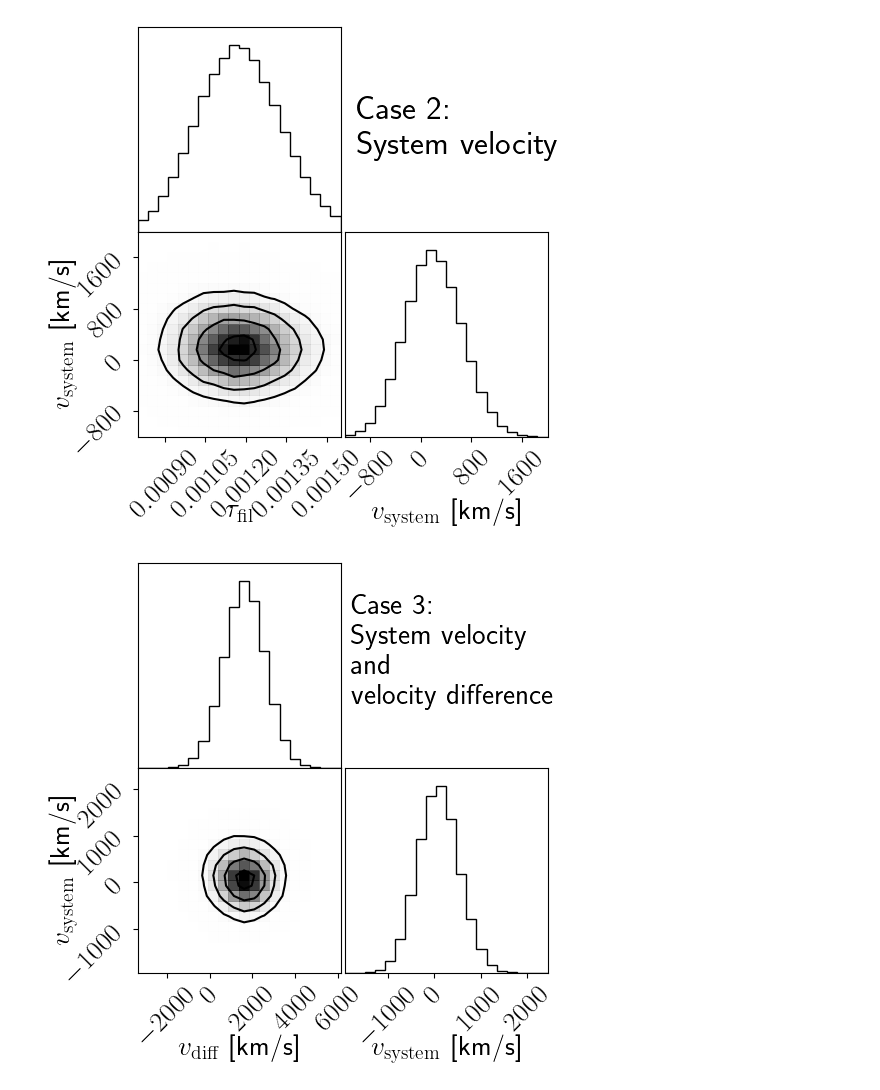
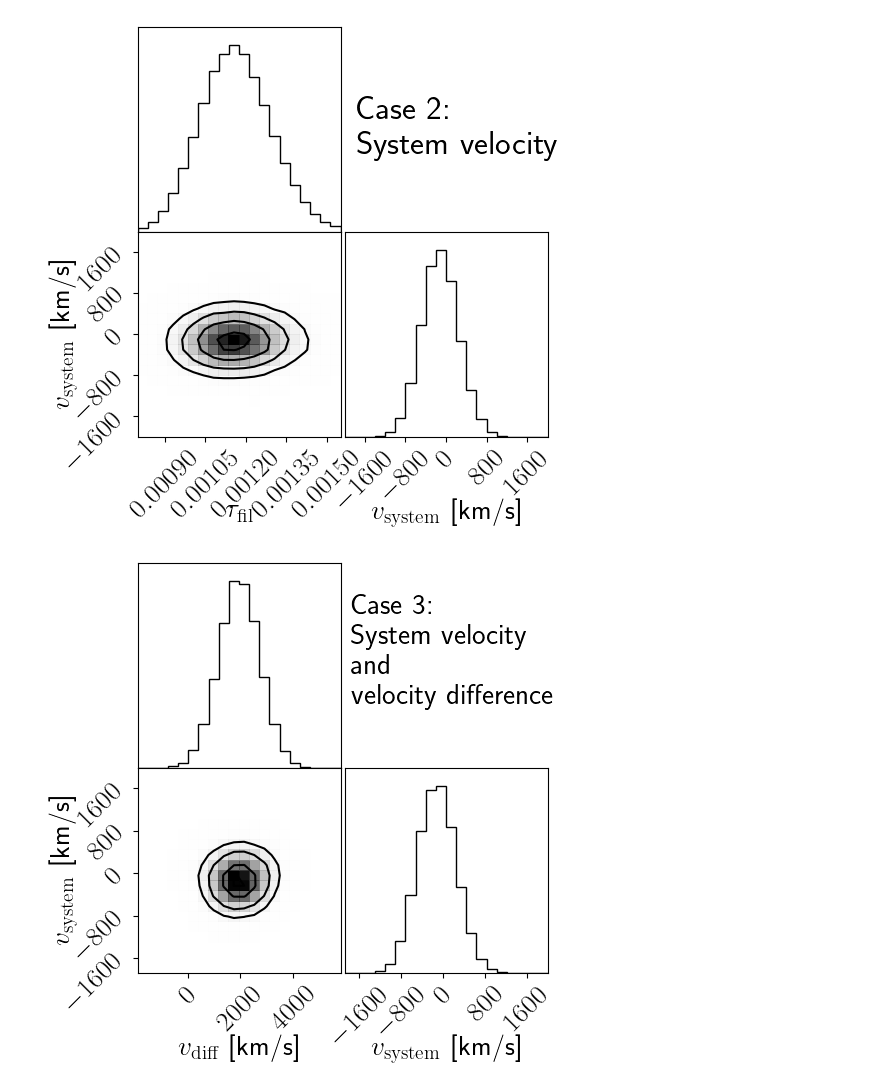
Before and after one commit to guanyilun/multi-freq-bridge, a Jupyter notebook: notebooks/corner_velocities.ipynb, the cells around one changed output. Drawn from its saved outputs; the diff is of its cells as text; code cells hidden in the pictures.

Commit message:
vc plots

```diff
--- a/notebooks/corner_velocities.ipynb
+++ b/notebooks/corner_velocities.ipynb
@@ -56,4 +56,10 @@ Te_a399_std = 0.19
 
 Te_fil_mean = 6.52
 Te_fil_std = 0.35
+# %%
+# change matplotlib font size and latex rendering
+plt.rcParams.update({'font.size': 20})
+plt.rcParams['text.usetex'] = 1
+# sans-serif font for latex
+plt.rcParams['font.family'] = 'sans-serif'
 # %%
@@ -138,33 +142,33 @@ plt.show()
 # %%
-chain_case10 = "/home/gill/research/ACT/bridge/results/ajay/final_runs/case10/chain.h5"
-sampler_case10 = emcee.backends.HDFBackend(chain_case10)
-samples_case10 = sampler_case10.get_chain(discard=50000, flat=True, thin=1)
+chain_case55 = "/home/gill/research/ACT/bridge/results/ajay/final_runs/case55/chain.h5"
+sampler_case55 = emcee.backends.HDFBackend(chain_case55)
+samples_case55 = sampler_case55.get_chain(discard=50000, flat=True, thin=1)
 # %%
-v_system_case10 = samples_case10[:, 25] * -1
-tau_fil_case10 = samples_case10[:, 22]
+v_system_case55 = samples_case55[:, 25]
+tau_fil_case55 = samples_case55[:, 22]
 # %%
 # corner plot of tau and v_system_case10
 # latex font
 plt.rc('text', usetex=True)
 plt.rc('font', family='sans-serif')
-p_range = [(0.0008, 0.00155), (-1200, 2000)]
+p_range = [(0.0008, 0.00155), (-2000, 2000)]
 
 # font size
 plt.rc('font', size=20)
 
-data_case10 = np.column_stack([tau_fil_case10, v_system_case10])
+data_case55 = np.column_stack([tau_fil_case55, v_system_case55])
 
-fig = corner.corner(data_case10,
+fig = corner.corner(data_case55,
                     labels=[r'$\tau_{\rm fil}$', r'$v_{\rm system}$ [km/s]'],
                     plot_datapoints=0,
                     show_titles=0,
                     range=p_range,
                     title_fmt='.3f')
 fig.suptitle('Case 2:\nSystem velocity', fontsize=24, x=0.58, y=0.8, ha="left")
 fig.subplots_adjust(hspace=0., wspace=0.02)
 
-fig.savefig('../plots/case2_corner_tau_v.pdf', bbox_inches='tight', dpi=300)
+fig.savefig('../plots/case2_corner_tau_v_sep14.pdf', bbox_inches='tight', dpi=300)
 plt.show()
 # %% [output]
-[figure, old version]
+[figure, new version]
 # %%
@@ -181,9 +185,9 @@ p_range = [(0.0008, 0.00155), (-1200, 2000)]
 # font size
 plt.rc('font', size=20)
 
-data_case22 = np.column_stack([v_diff_case22, v_system_case22])
+data_case56 = np.column_stack([v_diff_case56, v_system_case56])
 
-fig = corner.corner(data_case22,
+fig = corner.corner(data_case56,
                     labels=[r'$v_{\rm diff}$ [km/s]', r'$v_{\rm system}$ [km/s]'],
                     plot_datapoints=0,
                     show_titles=0,
@@ -191,7 +195,7 @@ fig = corner.corner(data_case22,
 fig.suptitle('Case 3:\nSystem velocity \nand \nvelocity difference', fontsize=21, x=0.57, y=0.87, ha='left')
 fig.subplots_adjust(hspace=0., wspace=0.02)
 
-fig.savefig('../plots/case3_corner_v_diff_v_system.pdf', bbox_inches='tight', dpi=300)
+fig.savefig('../plots/case3_corner_v_diff_v_system_sep14.pdf', bbox_inches='tight', dpi=300)
 plt.show()
 # %% [output]
-[figure, old version]
+[figure, new version]
```
Also changed, not shown: parts of 4 cells of this notebook, 4 other files.
